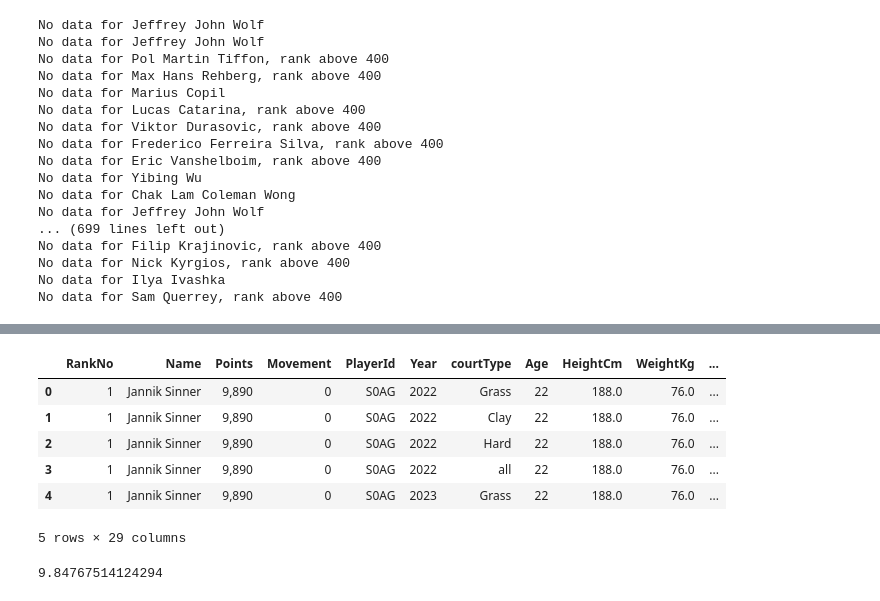
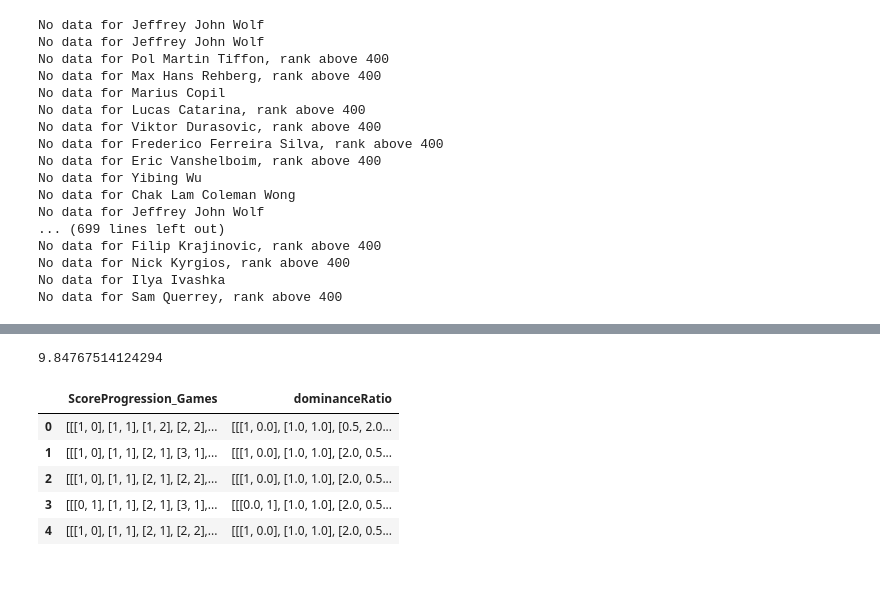
Before and after one commit to AeroEng16/TennisPrediction, a Jupyter notebook: tennisDataExpolation.ipynb, the cells around one changed output, grey strips where cells are left out. Cells and saved outputs as stored; diff of their text form; code cells hidden in the pictures.

```diff
--- a/tennisDataExpolation.ipynb
+++ b/tennisDataExpolation.ipynb
@@ -553,10 +522,0 @@ findCloseStrings('Skander Mansouri',df_Players)
-# %%
-df_Players.head()
-# %% [output]
-|  | RankNo | Name | Points | Movement | PlayerId | Year | courtType | Age | HeightCm | WeightKg | ... |
-| 0 | 1 | Jannik Sinner | 9,890 | 0 | S0AG | 2022 | Grass | 22 | 188.0 | 76.0 | ... |
-| 1 | 1 | Jannik Sinner | 9,890 | 0 | S0AG | 2022 | Clay | 22 | 188.0 | 76.0 | ... |
-| 2 | 1 | Jannik Sinner | 9,890 | 0 | S0AG | 2022 | Hard | 22 | 188.0 | 76.0 | ... |
-| 3 | 1 | Jannik Sinner | 9,890 | 0 | S0AG | 2022 | all | 22 | 188.0 | 76.0 | ... |
-| 4 | 1 | Jannik Sinner | 9,890 | 0 | S0AG | 2023 | Grass | 22 | 188.0 | 76.0 | ... |
-5 rows × 29 columns
@@ -586,6 +530,7 @@ averageGamesPerSet
 # %% [output]
 9.84767514124294
 # %%
+Check this code gives correct numbers
 #################################################################################
 ## Functions to calculate distance to victory, % games won and dominance ratio ##
 #################################################################################
@@ -689,9 +634,21 @@ def dominanceRatioCalc(row):
           dominanceRatio[setNumber][gameNumber].append(round(player1Dominance,3))
           dominanceRatio[setNumber][gameNumber].append(round(player2Dominance,3))
     return dominanceRatio
+
+df_matches['ScoreProgression_Games'] = df_matches['ScoreProgression_Games'].apply(ast.literal_eval)
+df_matches['ScoreProgression_Sets'] = df_matches['ScoreProgression_Sets'].apply(ast.literal_eval)
 df_matches["percentageToVictory"] = df_matches.apply(gamesToVictory,axis=1)
 df_matches["percentageOfGamesWon"] = df_matches.apply(percentageOfGamesWonCalc,axis=1)
 df_matches["dominanceRatio"] = df_matches.apply(dominanceRatioCalc,axis=1)
+# %%
+df_matches[['ScoreProgression_Games','dominanceRatio']].head()
+# %% [output]
+|  | ScoreProgression_Games | dominanceRatio |
+| 0 | [[[1, 0], [1, 1], [1, 2], [2, 2],... | [[[1, 0.0], [1.0, 1.0], [0.5, 2.0... |
+| 1 | [[[1, 0], [1, 1], [2, 1], [3, 1],... | [[[1, 0.0], [1.0, 1.0], [2.0, 0.5... |
+| 2 | [[[1, 0], [1, 1], [2, 1], [2, 2],... | [[[1, 0.0], [1.0, 1.0], [2.0, 0.5... |
+| 3 | [[[0, 1], [1, 1], [2, 1], [3, 1],... | [[[0.0, 1], [1.0, 1.0], [2.0, 0.5... |
+| 4 | [[[1, 0], [1, 1], [2, 1], [2, 2],... | [[[1, 0.0], [1.0, 1.0], [2.0, 0.5... |
 # %%
 ################################################
 ## Split each match into a game by game entry ##
```
Also changed, not shown: parts of 7 cells of this notebook.
